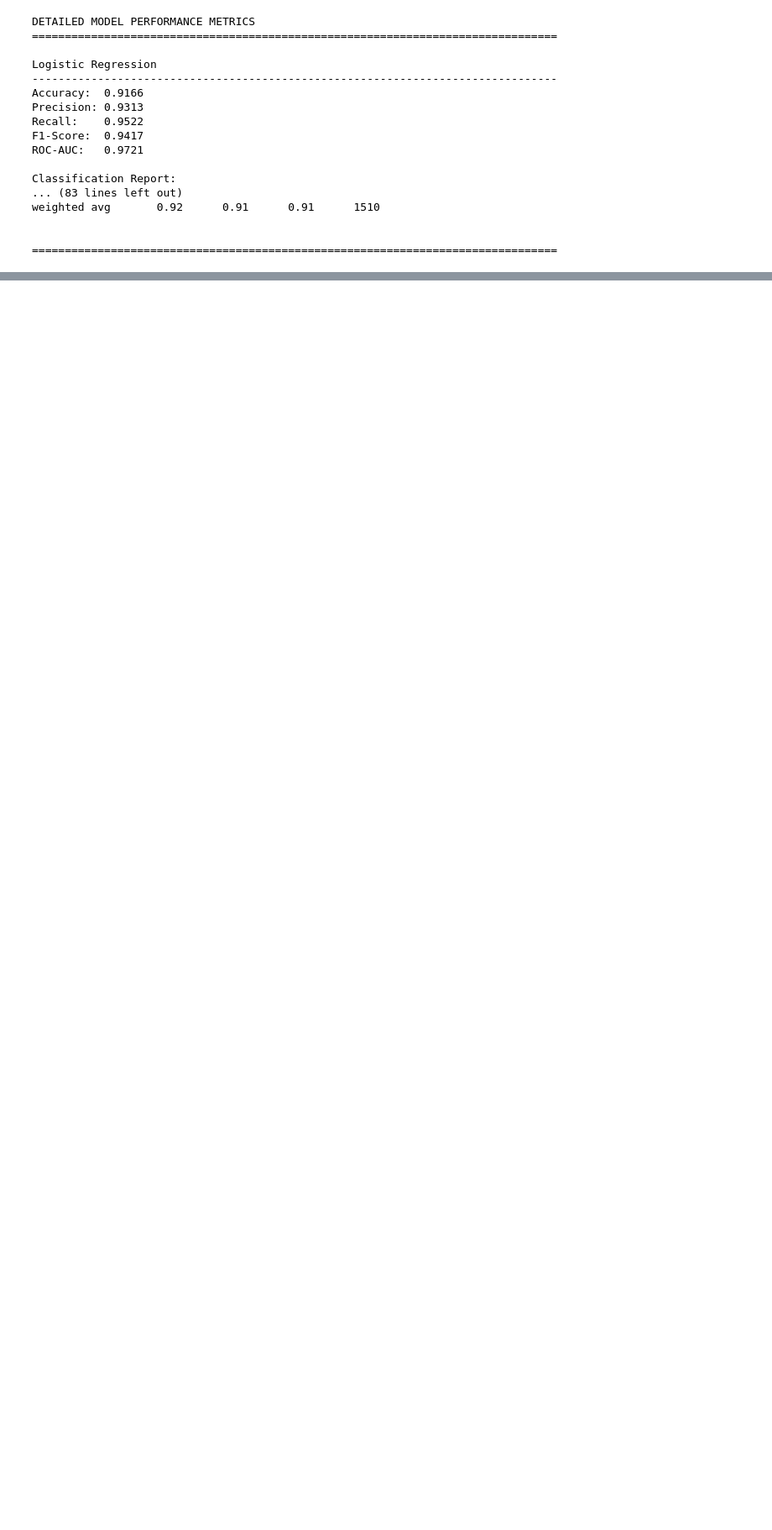
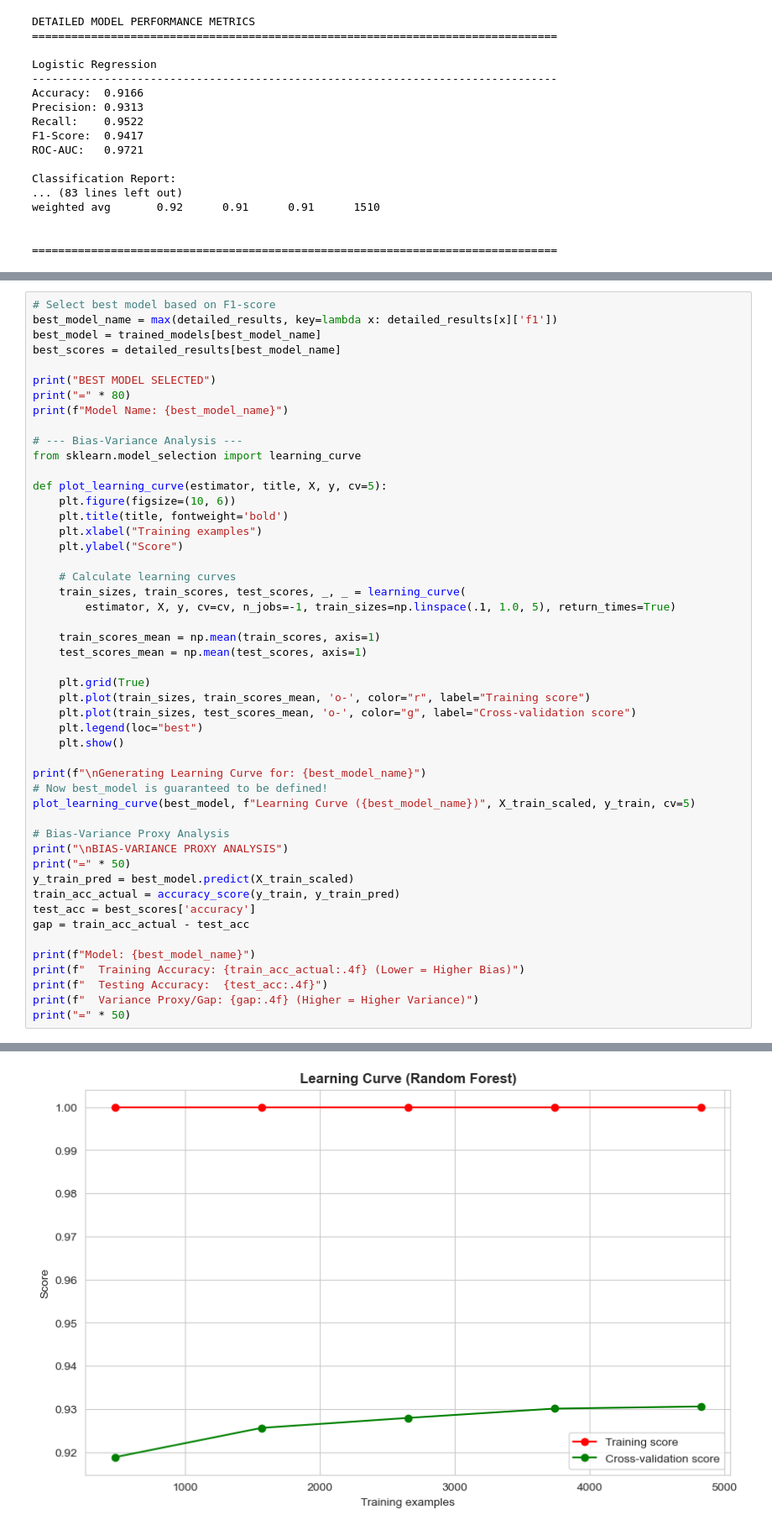
Before and after one commit to GL4DI4TORR/Diaz_Novi_M., a Jupyter notebook: ML_Notebook_.ipynb, the cells around one changed output, grey strips where cells are left out. Shown at 84% size. Saved outputs shown, nothing was run; the diff lists cells and outputs as text; blank space fills up the shorter version.

```diff
--- a/ML_Notebook.ipynb
+++ b/ML_Notebook_.ipynb
@@ -871,0 +903,50 @@ The AUC score (area under curve) ranges from 0.5 (random) to 1.0 (perfect).
+# %%
+# Select best model based on F1-score
+best_model_name = max(detailed_results, key=lambda x: detailed_results[x]['f1'])
+best_model = trained_models[best_model_name]
+best_scores = detailed_results[best_model_name]
+
+print("BEST MODEL SELECTED")
+print("=" * 80)
+print(f"Model Name: {best_model_name}")
+
+# --- Bias-Variance Analysis ---
+from sklearn.model_selection import learning_curve
+
+def plot_learning_curve(estimator, title, X, y, cv=5):
+    plt.figure(figsize=(10, 6))
+    plt.title(title, fontweight='bold')
+    plt.xlabel("Training examples")
+    plt.ylabel("Score")
+
+    # Calculate learning curves
+    train_sizes, train_scores, test_scores, _, _ = learning_curve(
+        estimator, X, y, cv=cv, n_jobs=-1, train_sizes=np.linspace(.1, 1.0, 5), return_times=True)
+
+    train_scores_mean = np.mean(train_scores, axis=1)
+    test_scores_mean = np.mean(test_scores, axis=1)
+
+    plt.grid(True)
+    plt.plot(train_sizes, train_scores_mean, 'o-', color="r", label="Training score")
+    plt.plot(train_sizes, test_scores_mean, 'o-', color="g", label="Cross-validation score")
+    plt.legend(loc="best")
+    plt.show()
+
+print(f"\nGenerating Learning Curve for: {best_model_name}")
+# Now best_model is guaranteed to be defined!
+plot_learning_curve(best_model, f"Learning Curve ({best_model_name})", X_train_scaled, y_train, cv=5)
+
+# Bias-Variance Proxy Analysis
+print("\nBIAS-VARIANCE PROXY ANALYSIS")
+print("=" * 50)
+y_train_pred = best_model.predict(X_train_scaled)
+train_acc_actual = accuracy_score(y_train, y_train_pred)
+test_acc = best_scores['accuracy']
+gap = train_acc_actual - test_acc
+
+print(f"Model: {best_model_name}")
+print(f"  Training Accuracy: {train_acc_actual:.4f} (Lower = Higher Bias)")
+print(f"  Testing Accuracy:  {test_acc:.4f}")
+print(f"  Variance Proxy/Gap: {gap:.4f} (Higher = Higher Variance)")
+print("=" * 50)
+# %% [output]
@@ -871,0 +958 @@ The AUC score (area under curve) ranges from 0.5 (random) to 1.0 (perfect).
+[figure, added]
```
Also changed, not shown: parts of 18 cells of this notebook, 1 other file.
